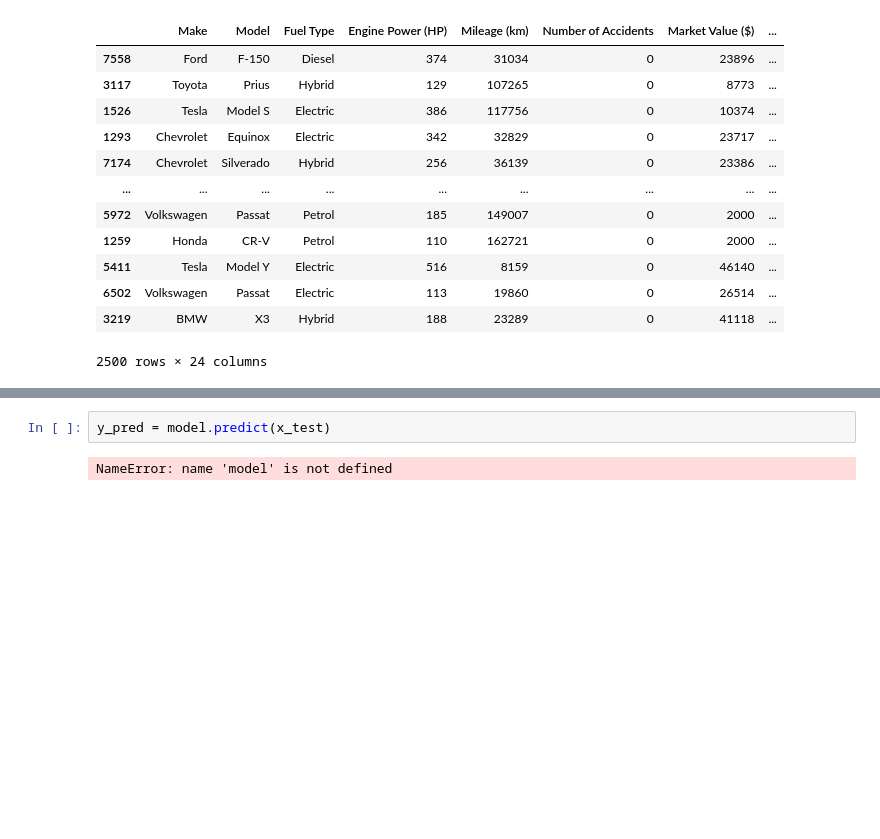
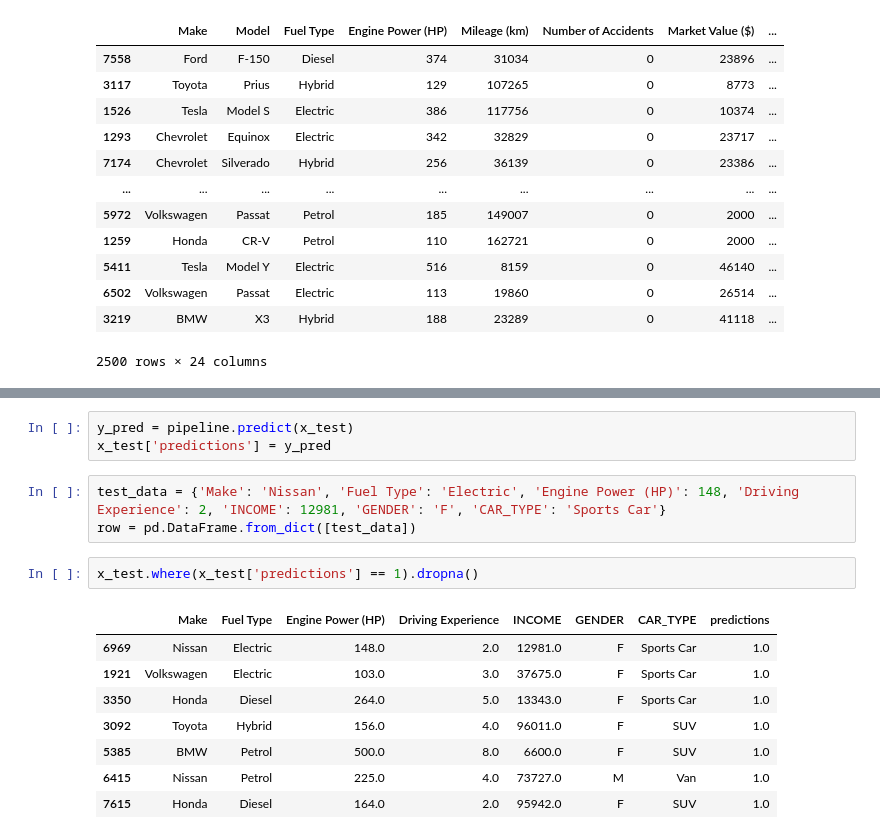
Before and after one commit to SUML-aauto/aegis_app, a Jupyter notebook: datasets/test.ipynb, the cells around one changed output, grey strips where cells are left out. Saved outputs shown, nothing was run; the diff lists cells and outputs as text; blank space fills up the shorter version.

```diff
--- a/datasets/test.ipynb
+++ b/datasets/test.ipynb
@@ -231,7 +292,20 @@ model.score(x_test, y_test)
 # %%
-y_pred = model.predict(x_test)
+y_pred = pipeline.predict(x_test)
+x_test['predictions'] = y_pred
-# %% [output]
-NameError: name 'model' is not defined
+# %%
+test_data = {'Make': 'Nissan', 'Fuel Type': 'Electric', 'Engine Power (HP)': 148, 'Driving Experience': 2, 'INCOME': 12981, 'GENDER': 'F', 'CAR_TYPE': 'Sports Car'}
+row = pd.DataFrame.from_dict([test_data])
+# %%
+x_test.where(x_test['predictions'] == 1).dropna()
+# %% [output]
+|  | Make | Fuel Type | Engine Power (HP) | Driving Experience | INCOME | GENDER | CAR_TYPE | predictions |
+| 6969 | Nissan | Electric | 148.0 | 2.0 | 12981.0 | F | Sports Car | 1.0 |
+| 1921 | Volkswagen | Electric | 103.0 | 3.0 | 37675.0 | F | Sports Car | 1.0 |
+| 3350 | Honda | Diesel | 264.0 | 5.0 | 13343.0 | F | Sports Car | 1.0 |
+| 3092 | Toyota | Hybrid | 156.0 | 4.0 | 96011.0 | F | SUV | 1.0 |
+| 5385 | BMW | Petrol | 500.0 | 8.0 | 6600.0 | F | SUV | 1.0 |
+| 6415 | Nissan | Petrol | 225.0 | 4.0 | 73727.0 | M | Van | 1.0 |
+| 7615 | Honda | Diesel | 164.0 | 2.0 | 95942.0 | F | SUV | 1.0 |
 # %%
 plt.scatter(test['Make'], y_pred)
 # %% [output]
```
Also changed, not shown: parts of 10 cells of this notebook, 10 other files.
